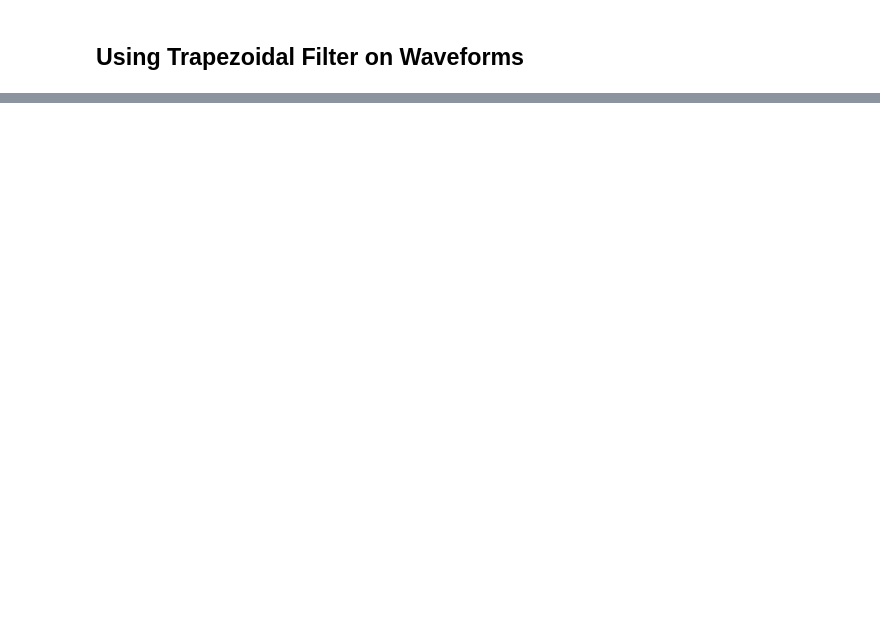
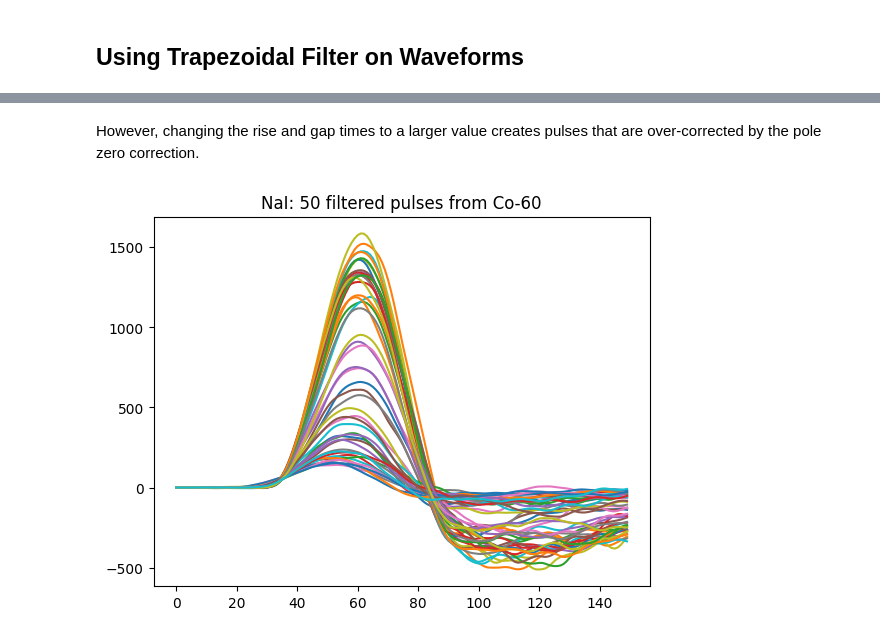
Before and after one commit to UCB-NE-204-2022/Devin_Thatcher_NE204, a Jupyter notebook: Lab2/Jupyter/NE204Lab2.ipynb, the cells around one changed output, grey strips where cells are left out. Saved outputs shown, nothing was run; the diff lists cells and outputs as text; code cells hidden in the pictures; blank space fills up the shorter version.

```diff
--- a/Lab2/Jupyter/NE204Lab2.ipynb
+++ b/Lab2/Jupyter/NE204Lab2.ipynb
@@ -235,0 +254,17 @@ plt.show()
+# %% [markdown]
+However, changing the rise and gap times to a larger value creates pulses that are over-corrected by the pole zero correction.
+# %%
+filelocation = r"C:\Users\devth\Documents\NE204Offline\NaI\Co60\NaI_Co60_120s.h5"
+events = 50
+XRange = 2000
+pulselength = 300
+preTrgrDly = 1000
+initFitValues = [1000, 0.001, 0]
+risetime = 20
+flattop = 10
+poleZerofactor = 0
+FilteredPulses(filelocation, events, XRange, pulselength, preTrgrDly, initFitValues, risetime, flattop, poleZerofactor)
+plt.title('NaI: 50 filtered pulses from Co-60')
+plt.show()
+# %% [output]
+[figure, added]
```
Also changed, not shown: parts of 12 cells of this notebook, 1 other file.
